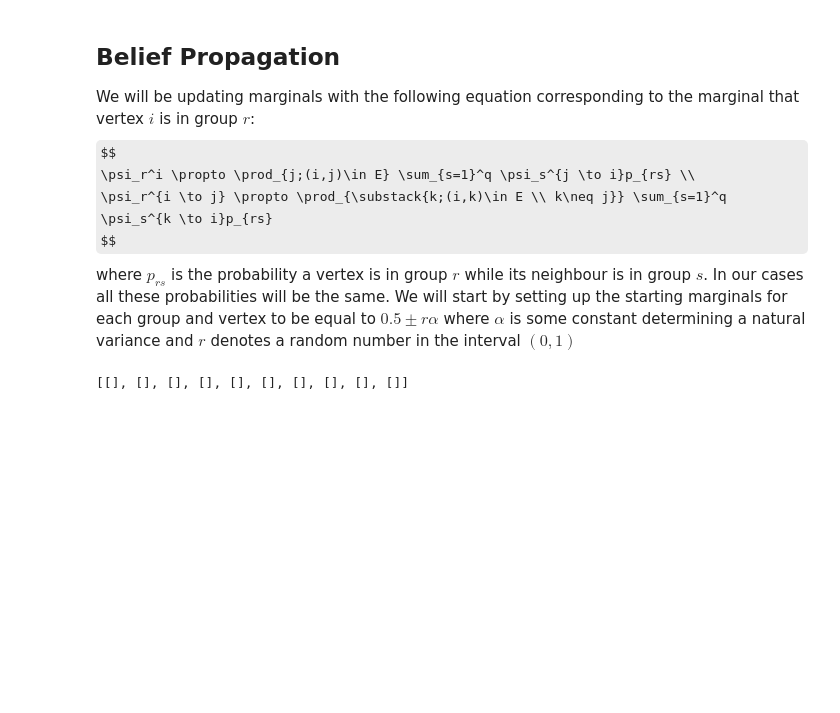
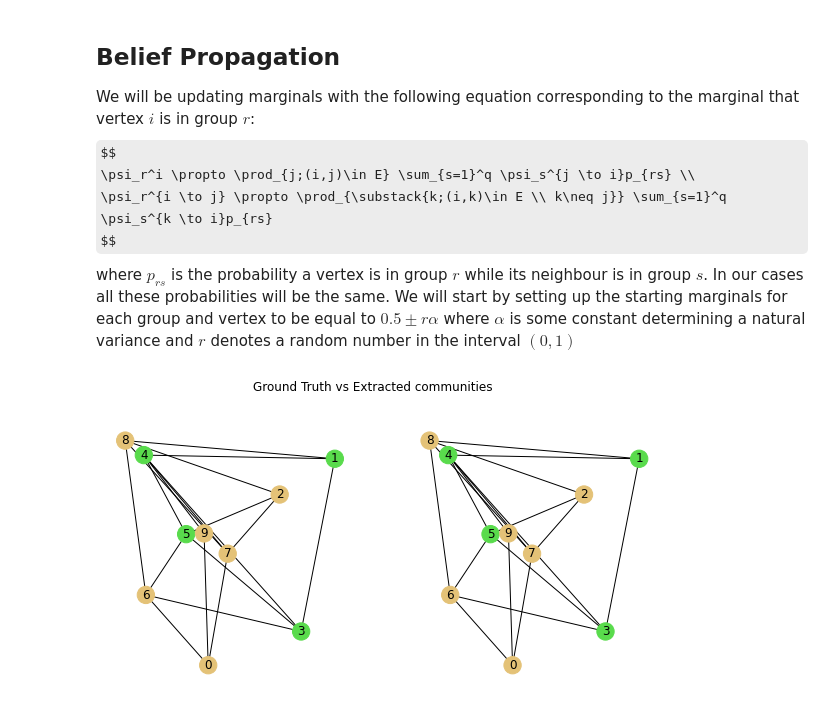
Before and after one commit to JAHanley/finalProject, a Jupyter notebook: python/juypterCode.ipynb, the cells around one changed output. Cells and saved outputs as stored; diff of their text form; code cells hidden in the pictures; some formulas as TeX source; blank space fills up the shorter version.

```diff
--- a/python/juypterCode.ipynb
+++ b/python/juypterCode.ipynb
@@ -16,13 +19,15 @@ class SBM:
         self.p_in = c_in/size
         self.p_out = c_out/size
         self.node_groups = dict()
+        self.group_colouring = [[rnd.random(),rnd.random(),rnd.random()] for i in range(self.q)]
 
     def generate(self) -> None:
         adj_list = [[] for i in range(self.n)]
-        print(adj_list)
         for i in range(self.n):
-            rand = rnd.randint(1,self.q)
+            rand = rnd.randint(0,self.q-1)
             self.node_groups[i]=rand
+
+        adj_matrix = np.zeros((self.n,self.n))
 
         for i in range(self.n):
             for j in range(i+1,self.n):
@@ -30,11 +35,28 @@ class SBM:
                 if(self.node_groups[i] == self.node_groups[j] and rand<=self.p_in):
                     adj_list[i].append(j)
                     adj_list[j].append(i)
+                    adj_matrix[i][j] =1
+                    adj_matrix[j][i] =1
                 elif(self.node_groups[i] != self.node_groups[j] and rand<= self.p_out):
                     adj_list[i].append(j)
                     adj_list[j].append(i)
+                    adj_matrix[i][j] =1
+                    adj_matrix[j][i] =1
+        self.adj_matrix = adj_matrix
+        self.adj_list = adj_list
 
-        self.adj_list = adj_list
+    def displayGroup(self,colouring):
+        fig, (ax1,ax2) = plt.subplots(1,2,figsize = (10,5))
+
+        g= nx.from_numpy_array(self.adj_matrix)
+        pos = nx.random_layout(g)
+        color_map = [self.group_colouring[colouring[i]-1] for i in range(self.n)]
+        ground_truth_map = [self.group_colouring[self.node_groups[i]-1] for i in range(self.n)]
+
+        fig.suptitle("Ground Truth vs Extracted communities")
+        nx.draw(g,node_color=color_map,with_labels = True,ax= ax1,pos=pos)
+        nx.draw(g,node_color=ground_truth_map,with_labels = True,ax= ax2, pos=pos)
+        plt.show()
 # %% [markdown]
 ## Belief Propagation
 We will be updating marginals with the following equation corresponding to the marginal that vertex $i$ is in group $r$:
@@ -47,5 +102,6 @@ We will start by setting up the starting marginals for each group and vertex to
 # %%
-test= SBM(1,1,2,10)
+test= SBM(5,3,2,10)
 test.generate()
+test.displayGroup(test.node_groups)
 # %% [output]
-[[], [], [], [], [], [], [], [], [], []]
+[figure, added]
```
Also changed, not shown: parts of 3 cells of this notebook.
